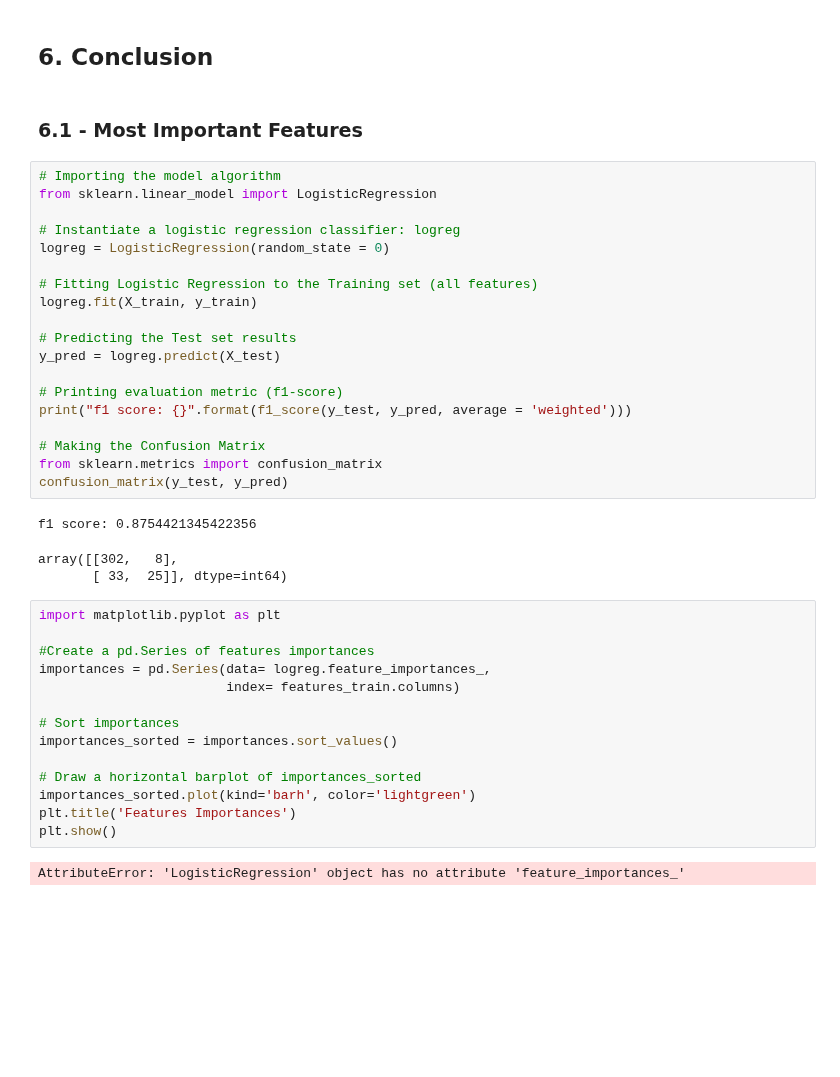
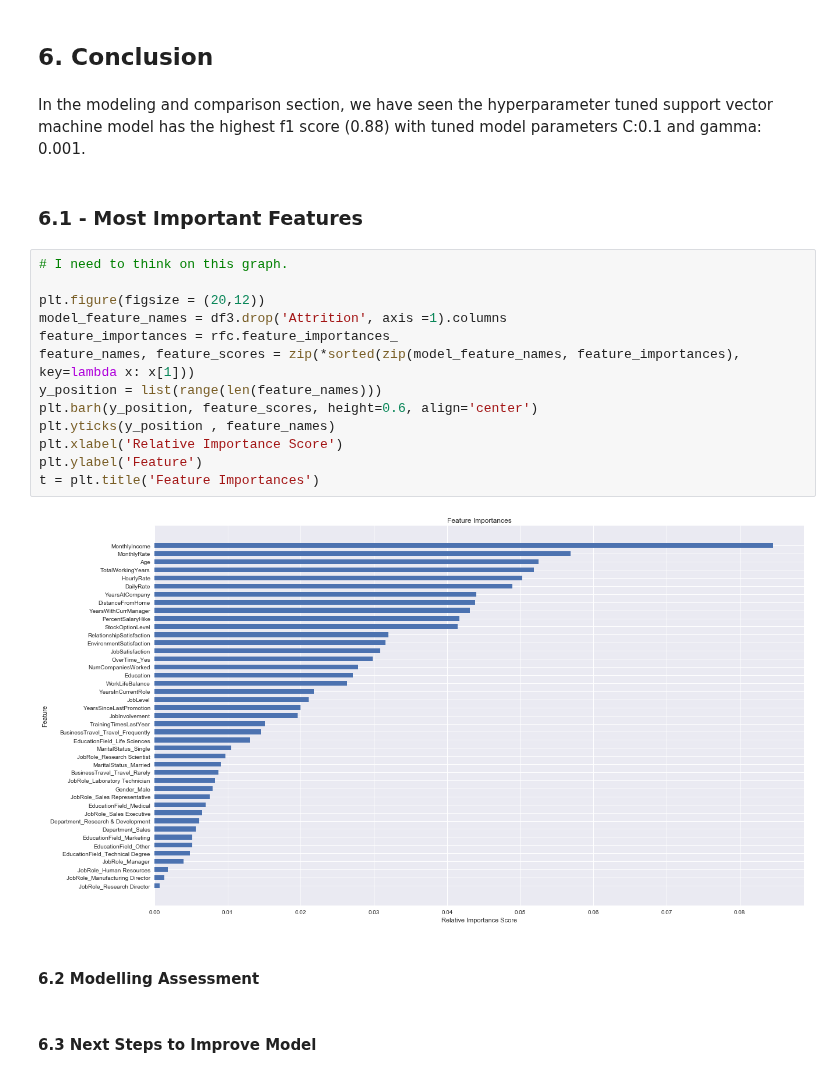
Before and after one commit to ShiningData/Capstone_Project-IBM_HR_Analytics, a Jupyter notebook: HR Analytics Employee Attrition and Performance.ipynb, the cells around one changed output. Saved outputs shown, nothing was run; the diff lists cells and outputs as text; blank space fills up the shorter version.

```diff
--- a/HR Analytics Employee Attrition and Performance.ipynb
+++ b/HR Analytics Employee Attrition and Performance.ipynb
@@ -2373,43 +2373,25 @@ Tuned Model Parameters: {'C': 10, 'gamma': 0.001}
 # %% [markdown]
 ## 6. Conclusion
+# %% [markdown]
+In the modeling and comparison section, we have seen the hyperparameter tuned support vector machine model has the highest f1 score (0.88) with tuned model parameters C:0.1 and gamma: 0.001.
 # %% [markdown]
 ### 6.1 - Most Important Features
-# %%
-# Importing the model algorithm
-from sklearn.linear_model import LogisticRegression
-
-# Instantiate a logistic regression classifier: logreg
-logreg = LogisticRegression(random_state = 0)
-
-# Fitting Logistic Regression to the Training set (all features)
-logreg.fit(X_train, y_train)
-
-# Predicting the Test set results
-y_pred = logreg.predict(X_test)
-
-# Printing evaluation metric (f1-score)
-print("f1 score: {}".format(f1_score(y_test, y_pred, average = 'weighted')))
-
-# Making the Confusion Matrix
-from sklearn.metrics import confusion_matrix
-confusion_matrix(y_test, y_pred)
-# %% [output]
-f1 score: 0.8754421345422356
-array([[302,   8],
-       [ 33,  25]], dtype=int64)
-# %%
-import matplotlib.pyplot as plt
-
-#Create a pd.Series of features importances
-importances = pd.Series(data= logreg.feature_importances_,
-                        index= features_train.columns)
-
-# Sort importances
-importances_sorted = importances.sort_values()
-
-# Draw a horizontal barplot of importances_sorted
-importances_sorted.plot(kind='barh', color='lightgreen')
-plt.title('Features Importances')
-plt.show()
-# %% [output]
-AttributeError: 'LogisticRegression' object has no attribute 'feature_importances_'
+# %%
+# I need to think on this graph.
+
+plt.figure(figsize = (20,12))
+model_feature_names = df3.drop('Attrition', axis =1).columns
+feature_importances = rfc.feature_importances_
+feature_names, feature_scores = zip(*sorted(zip(model_feature_names, feature_importances), key=lambda x: x[1]))
+y_position = list(range(len(feature_names)))
+plt.barh(y_position, feature_scores, height=0.6, align='center')
+plt.yticks(y_position , feature_names)
+plt.xlabel('Relative Importance Score')
+plt.ylabel('Feature')
+t = plt.title('Feature Importances')
+# %% [output]
+[figure, added]
+# %% [markdown]
+#### 6.2 Modelling Assessment
+# %% [markdown]
+#### 6.3 Next Steps to Improve Model
```
Also changed, not shown: parts of 15 cells of this notebook.
